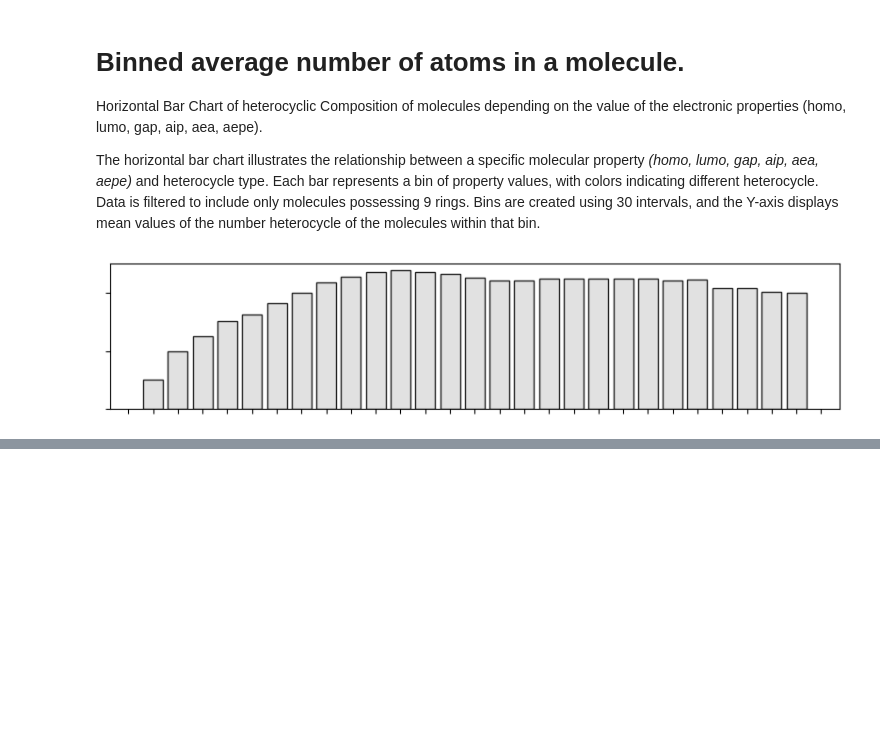
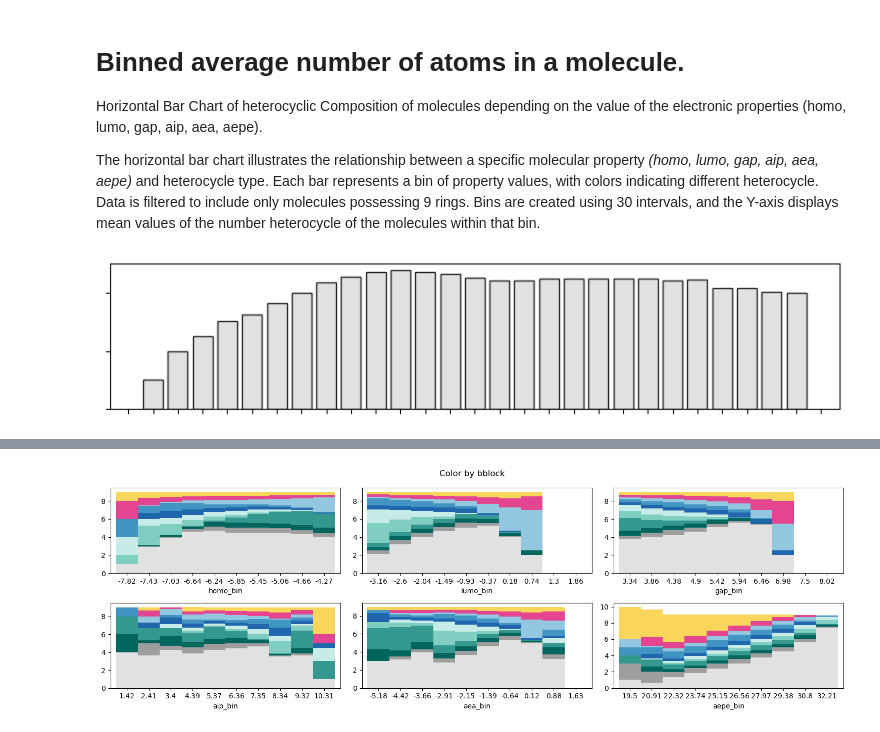
Before and after one commit to e-mayo/compas-analyisis, a Jupyter notebook: notebooks/analysis_of_heterocycles.ipynb, the cells around one changed output, grey strips where cells are left out. Saved outputs shown, nothing was run; the diff lists cells and outputs as text; code cells hidden in the pictures; blank space fills up the shorter version.

Commit message:
update: include stacked bars plot

```diff
--- a/notebooks/analysis_of_heterocycles.ipynb
+++ b/notebooks/analysis_of_heterocycles.ipynb
@@ -94,0 +99,26 @@ for i, (prop, (ring, color)) in enumerate(product(props,heterocycles_colors.item
+# %%
+fig, axs = plt.subplots(2, 3, figsize=(15, 5))
+axs = axs.flatten()
+for i, prop in enumerate(props):
+   bin_col = f'{prop.split("_")[0]}_bin'
+   df[bin_col] = pd.cut(df[prop], bins=10)
+   df.query('rings == 9').groupby(bin_col).mean(numeric_only=True)[
+      list(heterocycles_colors.keys())
+      ].plot(kind='bar',
+            stacked=True,
+         #    subplots=True,
+         legend=False,
+         color=list(heterocycles_colors.values()),
+            width=1.0,
+            ax=axs[i]
+            )
+   bins = sorted(df[bin_col].unique())
+   # set x ticks
+   # axs[i].set_xlabel('')
+   axs[i].set_xticklabels([str(round(b.right,2)) for b in bins], rotation=0)
+   # rotate label
+
+fig.suptitle(f"Color by bblock")
+plt.tight_layout()
+# %% [output]
+[figure, added]
```
Also changed, not shown: parts of 3 cells of this notebook.
